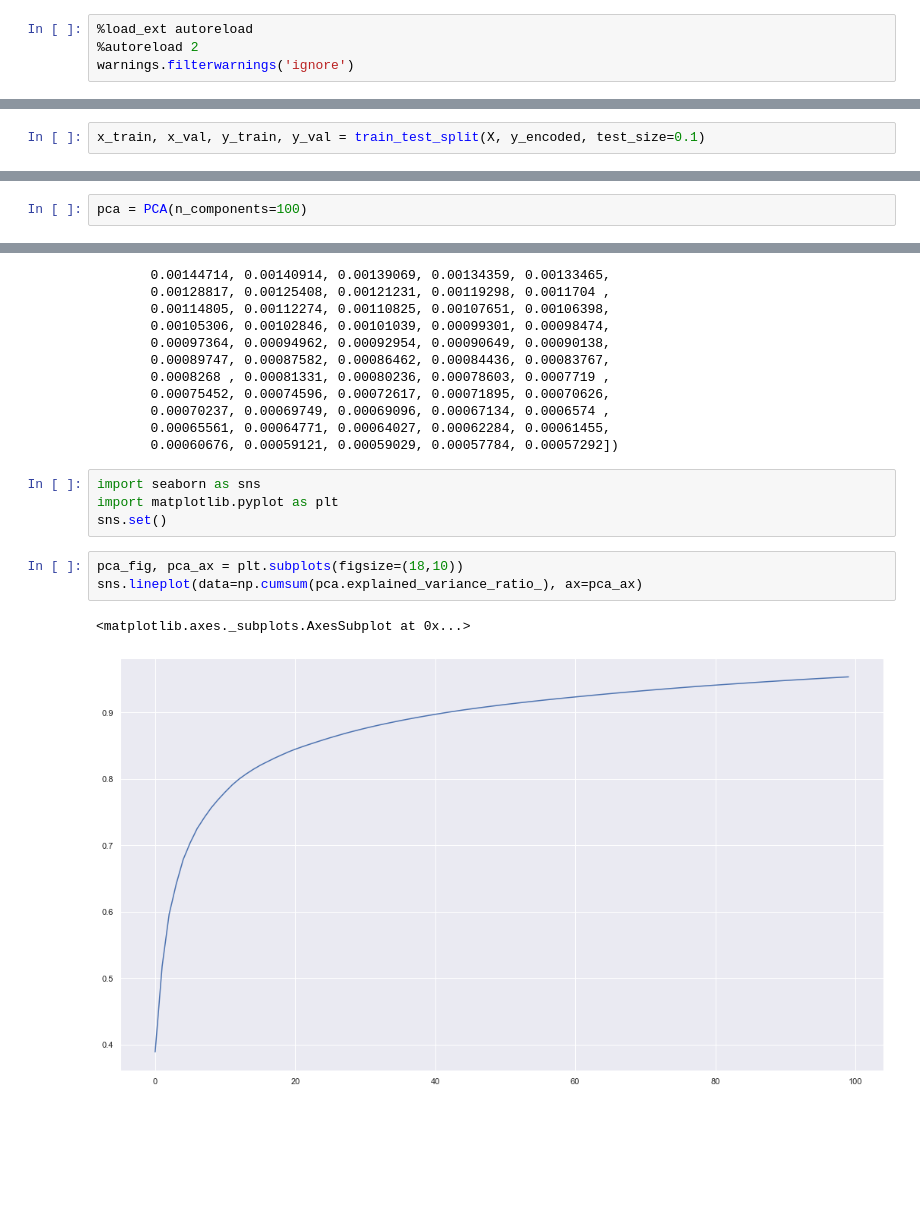
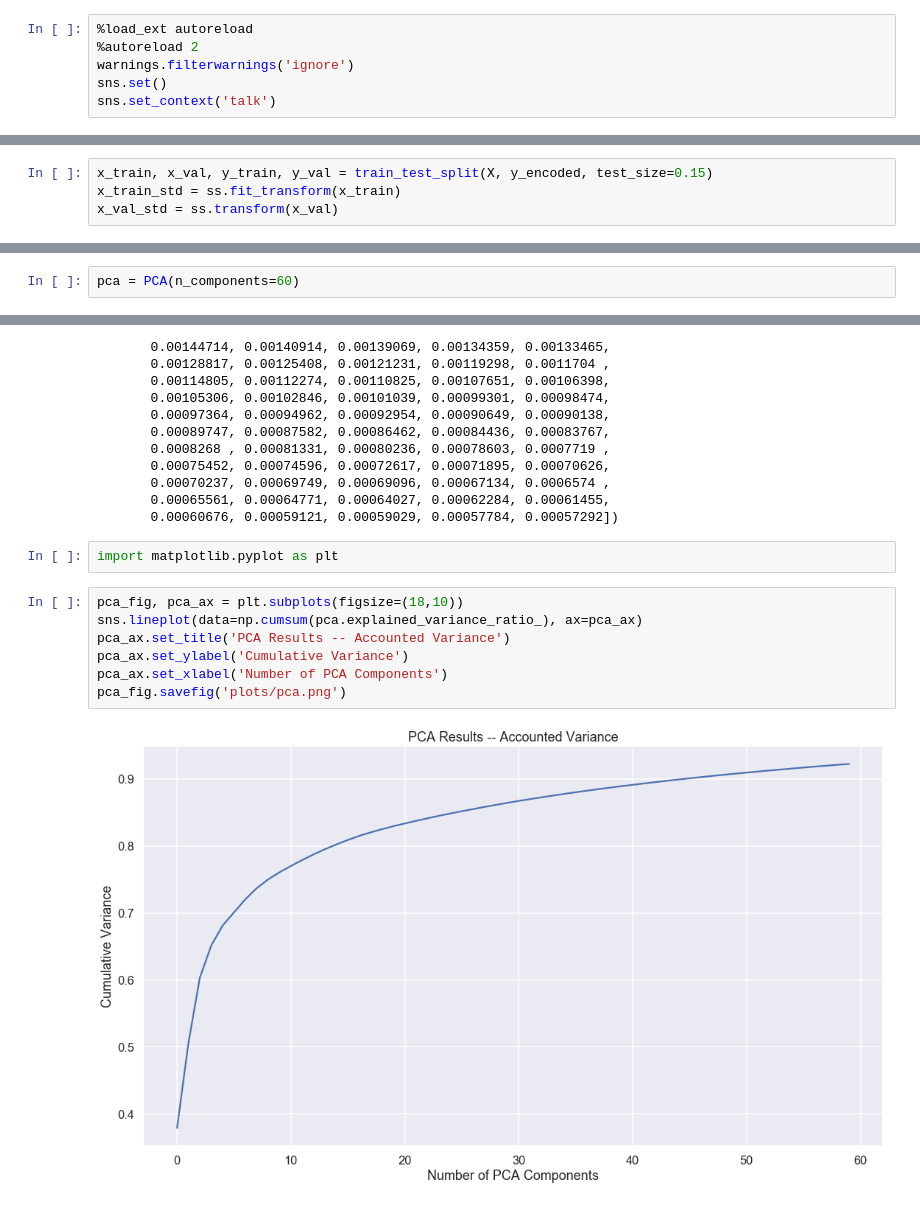
Before and after one commit to bbjornstad-flatiron/flatiron-mod5-project, a Jupyter notebook: test_classification.ipynb, the cells around one changed output, grey strips where cells are left out. Saved outputs shown, nothing was run; the diff lists cells and outputs as text; blank space fills up the shorter version.

```diff
--- a/test_classification.ipynb
+++ b/test_classification.ipynb
@@ -12,3 +12,5 @@ import warnings
 %load_ext autoreload
 %autoreload 2
 warnings.filterwarnings('ignore')
+sns.set()
+sns.set_context('talk')
@@ -163,2 +167,4 @@ array([8, 8, 8, 8, 8, 8, 8, 8, 8, 8, 8, 8, 8, 8, 8, 8, 8, 8, 8, 8, 8, 8,
 # %%
-x_train, x_val, y_train, y_val = train_test_split(X, y_encoded, test_size=0.1)
+x_train, x_val, y_train, y_val = train_test_split(X, y_encoded, test_size=0.15)
+x_train_std = ss.fit_transform(x_train)
+x_val_std = ss.transform(x_val)
@@ -172,5 +175,5 @@ x_train_std.shape
 # %%
-pca = PCA(n_components=100)
+pca = PCA(n_components=60)
 # %%
 x_train_pca = pca.fit_transform(x_train_std)
 x_val_pca = pca.transform(x_val_std)
@@ -401,12 +404,13 @@ array([0.38875311, 0.12919876, 0.0784629 , 0.04482462, 0.03734646,
        0.00065561, 0.00064771, 0.00064027, 0.00062284, 0.00061455,
        0.00060676, 0.00059121, 0.00059029, 0.00057784, 0.00057292])
 # %%
-import seaborn as sns
 import matplotlib.pyplot as plt
-sns.set()
 # %%
 pca_fig, pca_ax = plt.subplots(figsize=(18,10))
 sns.lineplot(data=np.cumsum(pca.explained_variance_ratio_), ax=pca_ax)
+pca_ax.set_title('PCA Results -- Accounted Variance')
+pca_ax.set_ylabel('Cumulative Variance')
+pca_ax.set_xlabel('Number of PCA Components')
+pca_fig.savefig('plots/pca.png')
 # %% [output]
-<matplotlib.axes._subplots.AxesSubplot at 0x...>
-[figure, old version]
+[figure, new version]
```
Also changed, not shown: parts of 56 cells of this notebook, 6 other files.
